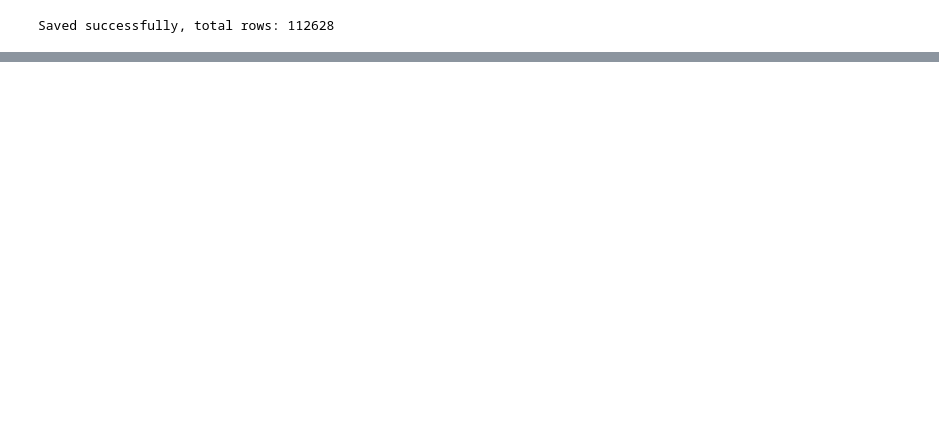
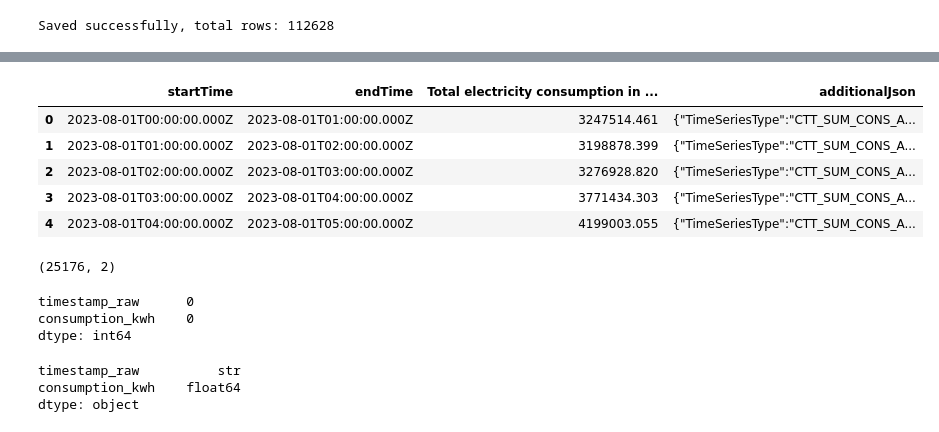
Before and after one commit to shreyakhetani/Finland-Electricity-Price-Analysis, a Jupyter notebook: notebooks/01_data_cleaning.ipynb, the cells around one changed output, grey strips where cells are left out. Drawn from its saved outputs; the diff is of its cells as text; code cells hidden in the pictures; blank space fills up the shorter version.

Commit message:
Add cleaned Fingrid consumption dataset

```diff
--- a/notebooks/01_data_cleaning.ipynb
+++ b/notebooks/01_data_cleaning.ipynb
@@ -304,0 +316,12 @@ Saved successfully, total rows: 112628
+# %%
+# Load Fingrid consumption dataset (dataset 363)
+df_consumption = pd.read_csv('../data/raw/Fingrid Dataset/363_2018-01-01T0100_2026-06-17T0000.csv', sep=';')
+# %%
+df_consumption.head()
+# %% [output]
+|  | startTime | endTime | Total electricity consumption in ... | additionalJson |
+| 0 | 2023-08-01T00:00:00.000Z | 2023-08-01T01:00:00.000Z | 3247514.461 | {"TimeSeriesType":"CTT_SUM_CONS_A... |
+| 1 | 2023-08-01T01:00:00.000Z | 2023-08-01T02:00:00.000Z | 3198878.399 | {"TimeSeriesType":"CTT_SUM_CONS_A... |
+| 2 | 2023-08-01T02:00:00.000Z | 2023-08-01T03:00:00.000Z | 3276928.820 | {"TimeSeriesType":"CTT_SUM_CONS_A... |
+| 3 | 2023-08-01T03:00:00.000Z | 2023-08-01T04:00:00.000Z | 3771434.303 | {"TimeSeriesType":"CTT_SUM_CONS_A... |
+| 4 | 2023-08-01T04:00:00.000Z | 2023-08-01T05:00:00.000Z | 4199003.055 | {"TimeSeriesType":"CTT_SUM_CONS_A... |
@@ -304,0 +334,16 @@ Saved successfully, total rows: 112628
+# %%
+df_consumption.shape
+# %% [output]
+(25176, 2)
+# %%
+df_consumption.isnull().sum()
+# %% [output]
+timestamp_raw      0
+consumption_kwh    0
+dtype: int64
+# %%
+df_consumption.dtypes
+# %% [output]
+timestamp_raw          str
+consumption_kwh    float64
+dtype: object
```
Also changed, not shown: parts of 21 cells of this notebook, 1 other file.
